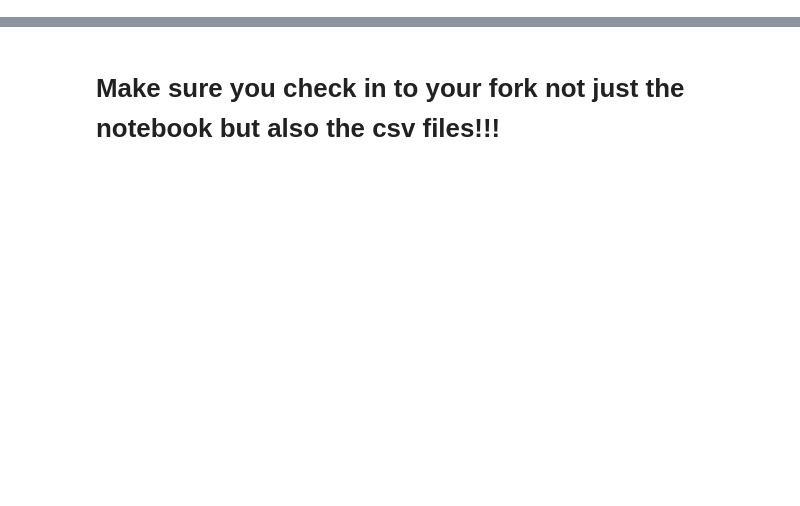
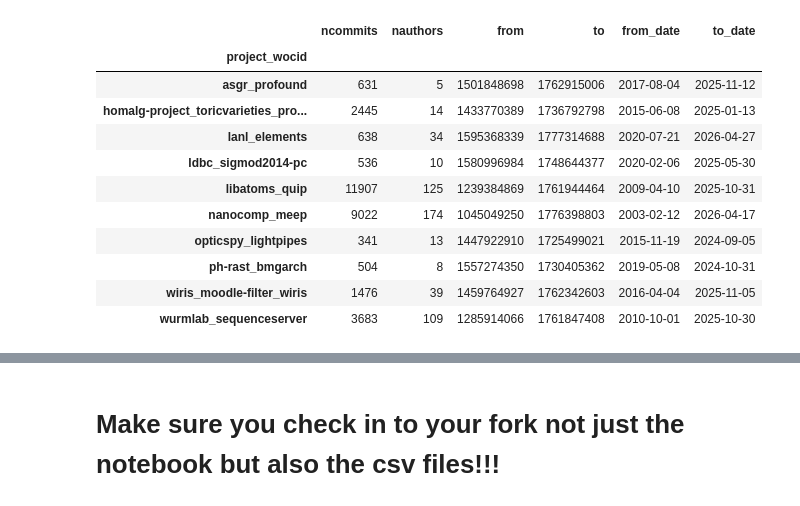
Before and after one commit to MrKleenex12/MiniProject2, a Jupyter notebook: lwang111.ipynb, the cells around one changed output, grey strips where cells are left out. Drawn from its saved outputs; the diff is of its cells as text; code cells hidden in the pictures; blank space fills up the shorter version.

```diff
--- a/lwang111.ipynb
+++ b/lwang111.ipynb
@@ -74,6 +3,0 @@ df_commit_data.head(2)
-# %%
-# what does the first record looks like?
-# commit  parents
-v = commit_data[0]
-# commit tree, [parent{s}], [author, unixtime, tz ], [ committer, unixtime, tz ], Commit_message ]
-print(v)
@@ -99,0 +187,29 @@ dfinf.to_csv(yournetid+'_project_summary.csv', index=False,sep=';', mode='a', he
+# %%
+# --- Step 5: WoC stats per project ---
+# Convert a unix timestamp to a readable UTC date string.
+def format_unix_time_as_date(unix_time):
+    return datetime.fromtimestamp(unix_time, tz=timezone.utc).strftime('%Y-%m-%d')
+
+grouped_commits = dfinf.groupby('project_wocid')
+woc_stats = pd.DataFrame({
+    'ncommits': grouped_commits['commit_sha1'].nunique(),
+    'nauthors': grouped_commits['author'].nunique(),
+    'from': grouped_commits['time'].min(),
+    'to': grouped_commits['time'].max(),
+})
+woc_stats['from_date'] = woc_stats['from'].apply(format_unix_time_as_date)
+woc_stats['to_date'] = woc_stats['to'].apply(format_unix_time_as_date)
+woc_stats
+# %% [output]
+|  | ncommits | nauthors | from | to | from_date | to_date |
+| project_wocid |  |  |  |  |  |  |
+| asgr_profound | 631 | 5 | 1501848698 | 1762915006 | 2017-08-04 | 2025-11-12 |
+| homalg-project_toricvarieties_pro... | 2445 | 14 | 1433770389 | 1736792798 | 2015-06-08 | 2025-01-13 |
+| lanl_elements | 638 | 34 | 1595368339 | 1777314688 | 2020-07-21 | 2026-04-27 |
+| ldbc_sigmod2014-pc | 536 | 10 | 1580996984 | 1748644377 | 2020-02-06 | 2025-05-30 |
+| libatoms_quip | 11907 | 125 | 1239384869 | 1761944464 | 2009-04-10 | 2025-10-31 |
+| nanocomp_meep | 9022 | 174 | 1045049250 | 1776398803 | 2003-02-12 | 2026-04-17 |
+| opticspy_lightpipes | 341 | 13 | 1447922910 | 1725499021 | 2015-11-19 | 2024-09-05 |
+| ph-rast_bmgarch | 504 | 8 | 1557274350 | 1730405362 | 2019-05-08 | 2024-10-31 |
+| wiris_moodle-filter_wiris | 1476 | 39 | 1459764927 | 1762342603 | 2016-04-04 | 2025-11-05 |
+| wurmlab_sequenceserver | 3683 | 109 | 1285914066 | 1761847408 | 2010-10-01 | 2025-10-30 |
```
Also changed, not shown: parts of 17 cells of this notebook, 1 other file.
